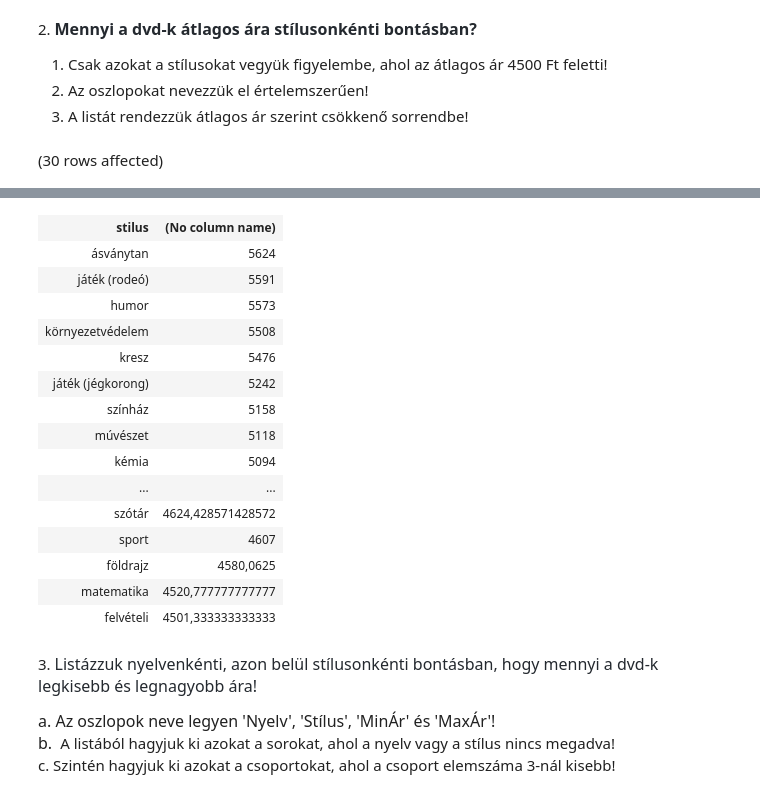
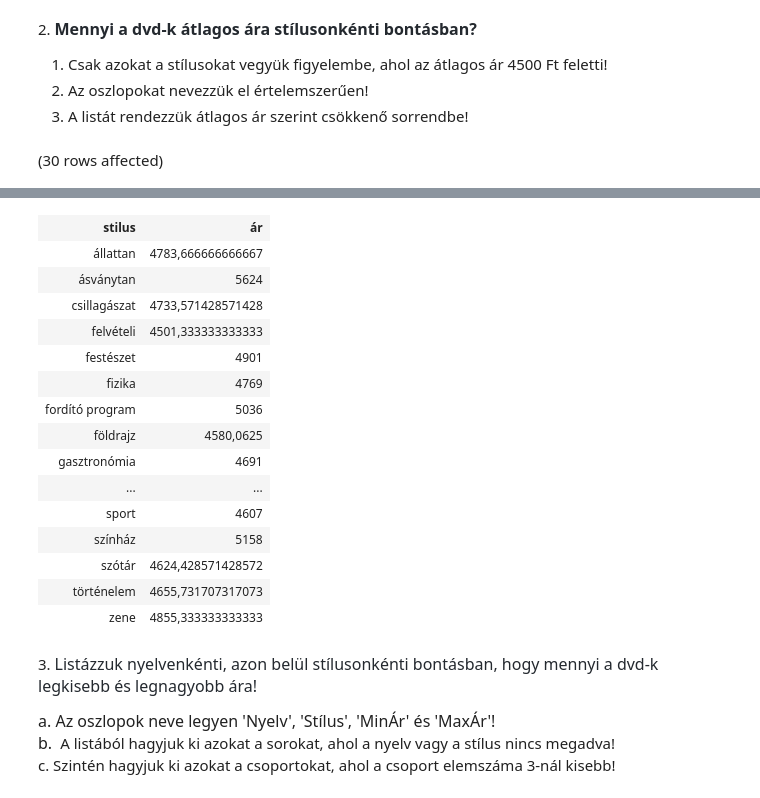
Before and after one commit to richardhestencz/Adatbazisok, a Jupyter notebook: gyakorlat02_feladatok .ipynb, the cells around one changed output, grey strips where cells are left out. Saved outputs shown, nothing was run; the diff lists cells and outputs as text; code cells hidden in the pictures.

```diff
--- a/gyakorlat02_feladatok .ipynb
+++ b/gyakorlat02_feladatok .ipynb
@@ -25,12 +23,9 @@ Total execution time: 00:00:00.040
 3. A listát rendezzük átlagos ár szerint csökkenő sorrendbe!
 # %%
 SELECT stilus,
-        AVG(nettoar)
-
+        AVG(nettoar) AS 'ár'
 FROM dvd
 GROUP BY stilus
 HAVING AVG(nettoar) > 4500
---csoportra vonatkozó feltétel (Where a sorokta vonatkozó feltétel)
-ORDER BY AVG(nettoar) DESC
 # %% [output]
 (30 rows affected)
@@ -38,19 +33,19 @@ Total execution time: 00:00:00.008
-| stilus | (No column name) |
+| stilus | ár |
+| állattan | 4783,666666666667 |
 | ásványtan | 5624 |
-| játék (rodeó) | 5591 |
-| humor | 5573 |
-| környezetvédelem | 5508 |
-| kresz | 5476 |
-| játék (jégkorong) | 5242 |
+| csillagászat | 4733,571428571428 |
+| felvételi | 4501,333333333333 |
+| festészet | 4901 |
+| fizika | 4769 |
+| fordító program | 5036 |
+| földrajz | 4580,0625 |
+| gasztronómia | 4691 |
+| ... | ... |
+| sport | 4607 |
 | színház | 5158 |
-| múvészet | 5118 |
-| kémia | 5094 |
-| ... | ... |
 | szótár | 4624,428571428572 |
-| sport | 4607 |
-| földrajz | 4580,0625 |
-| matematika | 4520,777777777777 |
-| felvételi | 4501,333333333333 |
+| történelem | 4655,731707317073 |
+| zene | 4855,333333333333 |
 # %% [markdown]
 3. <span style="color:rgb(36, 41, 47);font-family:-apple-system, BlinkMacSystemFont, &quot;Segoe UI&quot;, Helvetica, Arial, sans-serif, &quot;Apple Color Emoji&quot;, &quot;Segoe UI Emoji&quot;;font-size:16px;">Listázzuk nyelvenkénti, azon belül stílusonkénti bontásban, hogy mennyi a dvd-k legkisebb és legnagyobb ára!&nbsp;</span>
 
```
Also changed, not shown: parts of 14 cells of this notebook.
